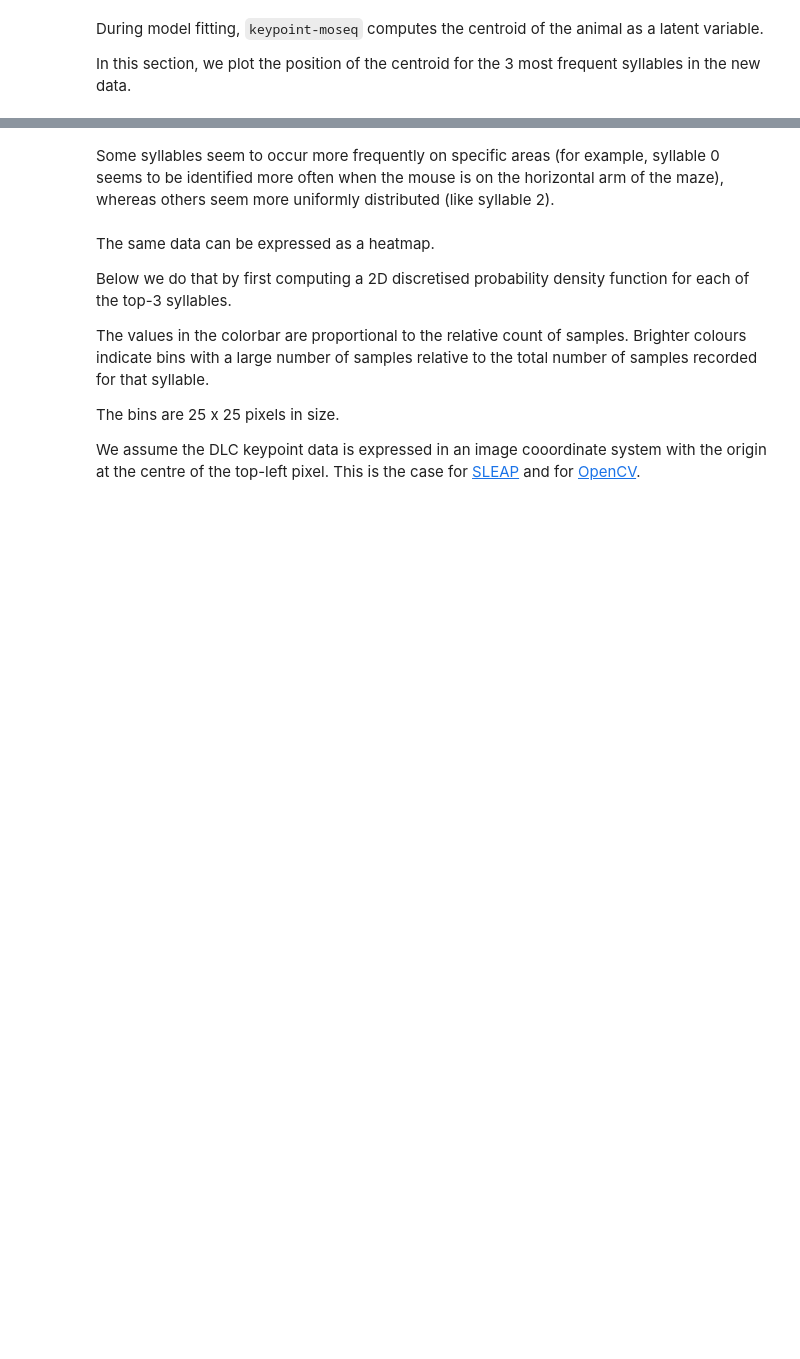
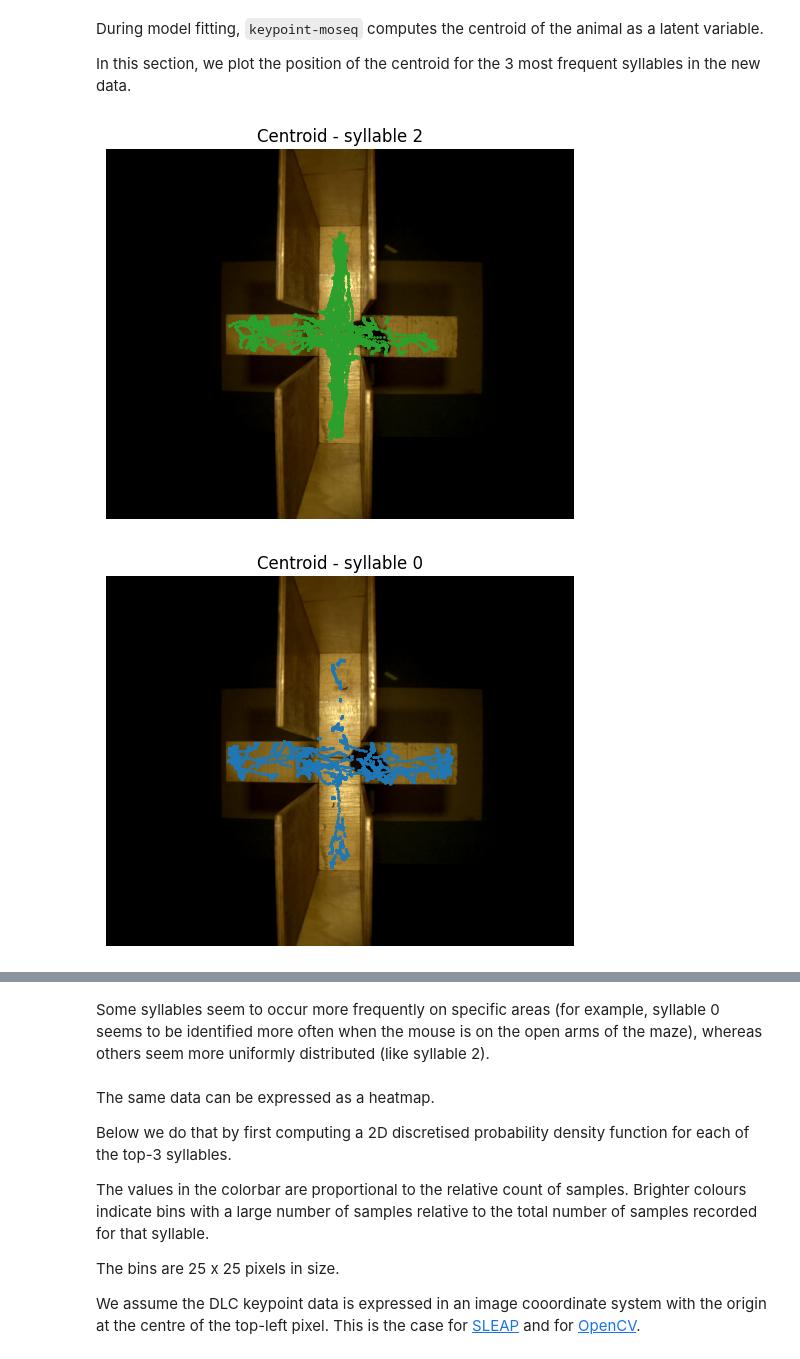
Before and after one commit to neuroinformatics-unit/course-behavioural-analysis, a Jupyter notebook: notebooks/EPM_syllables.ipynb, the cells around one changed output, grey strips where cells are left out. Saved outputs shown, nothing was run; the diff lists cells and outputs as text; code cells hidden in the pictures; blank space fills up the shorter version.

Commit message:
added sample frame as backgroung to centroid trajectories and heatmaps

```diff
--- a/notebooks/EPM_syllables.ipynb
+++ b/notebooks/EPM_syllables.ipynb
@@ -59,7 +63,10 @@ DATA_DIR = Path.home() / "Data" / "behav-analysis-course" / "mouse-EPM"
 # path to new data
 filename = "sub-01_ses-01_task-EPM_time-165049_video_DLC_resnet50_MouseTopDownSep13shuffle1_340000.h5"
 filename_no_ext = Path(filename).stem
-file_path = DATA_DIR / "derivatives" / "software-DLC_predictions" / filename
+dlc_predictions_dir = DATA_DIR / "derivatives" / "software-DLC_predictions"
+file_path = dlc_predictions_dir / filename
+# sample frame (used as background for plotting)
+video1_frame_file = dlc_predictions_dir / "sub-01_ses-01_task-EPM_time-170049_frame.png"
 
 # path to kpt-moseq trained model
 project_dir = DATA_DIR / "derivatives" / "software-kptmoseq_n-10_project"
@@ -321,25 +428,26 @@ During model fitting, `keypoint-moseq` computes the centroid of the animal as a
 
 In this section, we plot the position of the centroid for the 3 most frequent syllables in the new data.
 # %%
+frame_img = plt.imread(video1_frame_file)
+
 top_k_syllables = 3
 
 centroid_array = results[filename_no_ext]['centroid']
 syllable_array = results[filename_no_ext]['syllable']
 
 for syl_id in list(syllables_count.keys())[:top_k_syllables]:
 
     fig, ax = plt.subplots(1,1)
+    ax.imshow(frame_img)
     ax.scatter(
         x=centroid_array[syllable_array == syl_id,0],
         y=centroid_array[syllable_array == syl_id,1],
         s=1,
         color=list_colors[int(syl_id)%len(list_colors)]
     )
 
     ax.set_title(f'Centroid - syllable {syl_id}')
-
-    # image size: 1298 × 1028
-    ax.set_xlim([0, 1298])
-    ax.set_ylim([0, 1028])
-    ax.invert_yaxis()
-    ax.set_aspect('equal')
+    ax.axis('off')
+# %% [output]
+[figure, added]
+[figure, added]
@@ -346,5 +455,5 @@ for syl_id in list(syllables_count.keys())[:top_k_syllables]:
 # %% [markdown]
-Some syllables seem to occur more frequently on specific areas (for example, syllable 0 seems to be identified more often when the mouse is on the horizontal arm of the maze), whereas others seem more uniformly distributed (like syllable 2).
+Some syllables seem to occur more frequently on specific areas (for example, syllable 0 seems to be identified more often when the mouse is on the open arms of the maze), whereas others seem more uniformly distributed (like syllable 2).
 # %% [markdown]
 The same data can be expressed as a heatmap.
 
```
Also changed, not shown: parts of 15 cells of this notebook.
